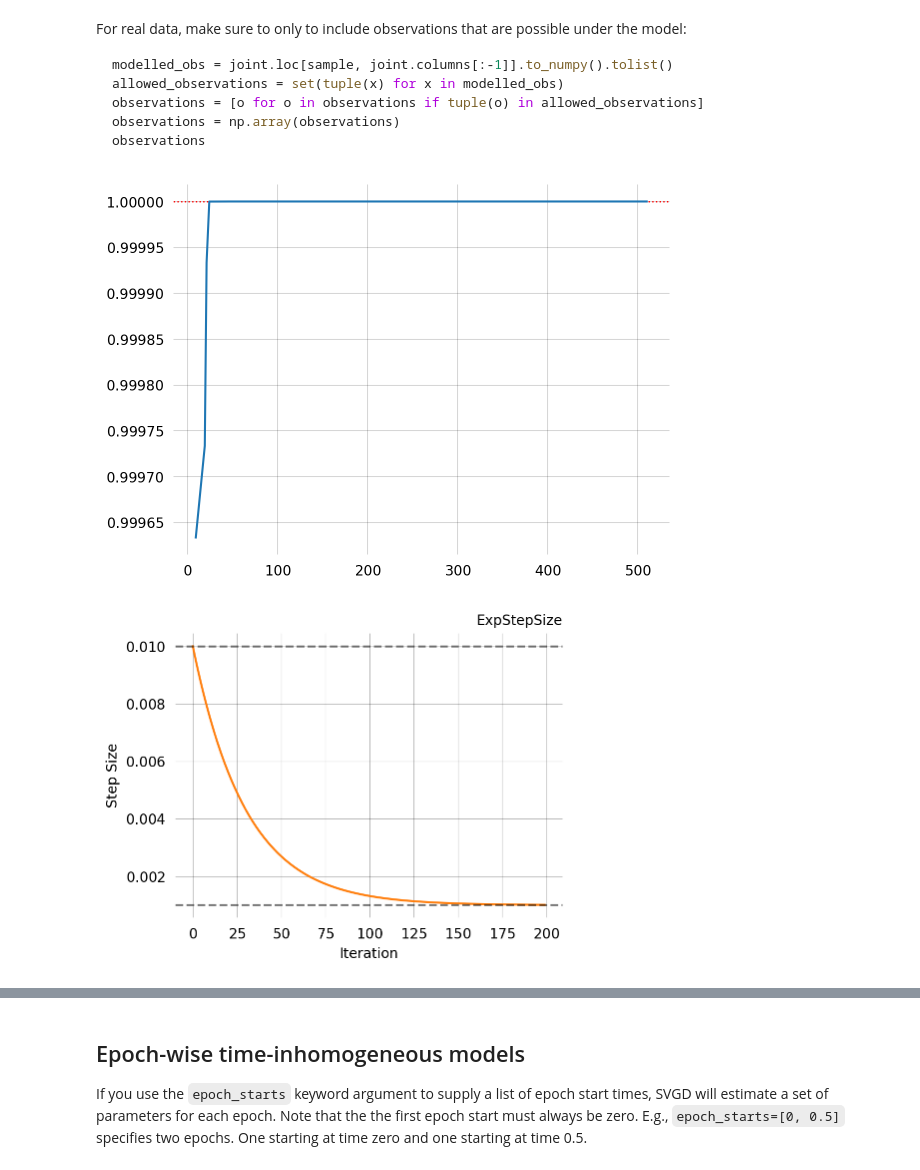
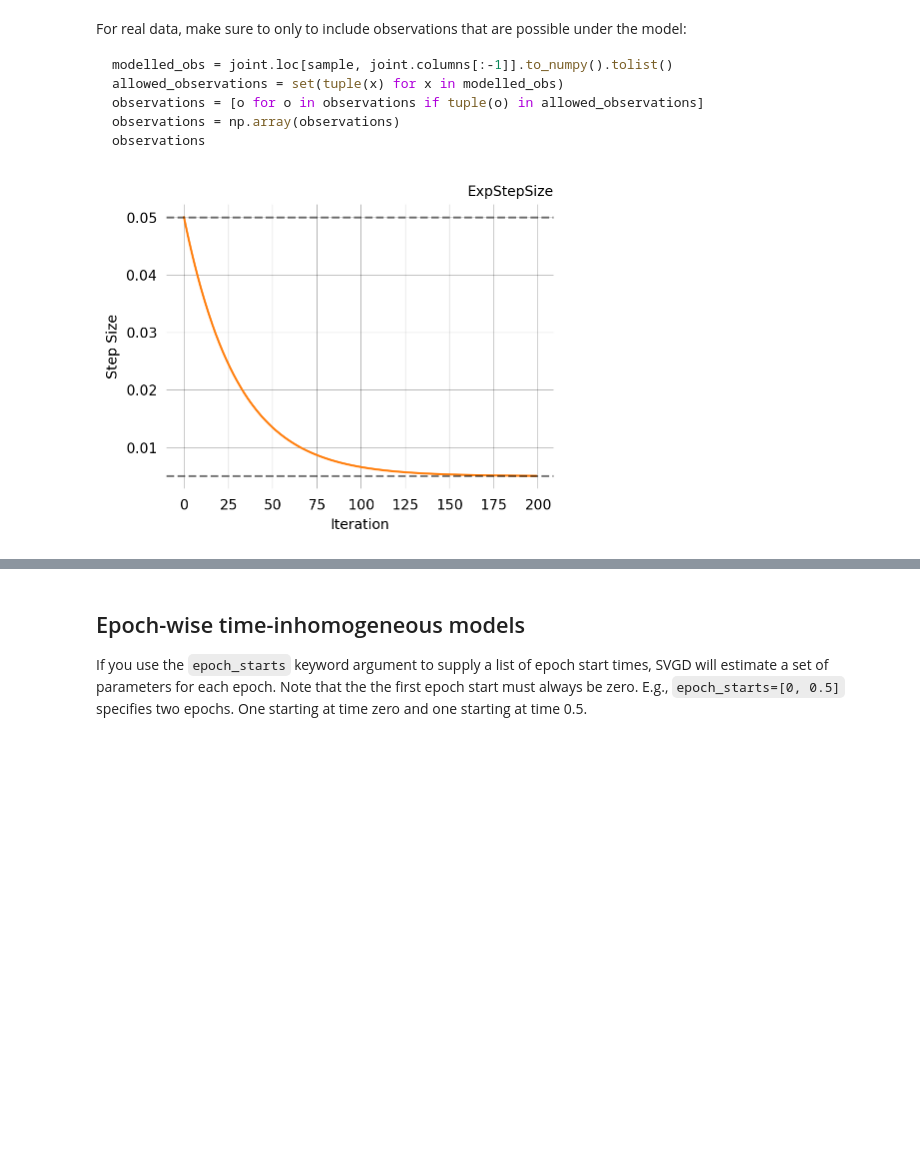
Before and after one commit to munch-group/phasic, a Jupyter notebook: docs/pages/tutorial/svgd-joint-prob.ipynb, the cells around one changed output, grey strips where cells are left out. Saved outputs shown, nothing was run; the diff lists cells and outputs as text; code cells hidden in the pictures; blank space fills up the shorter version.

````diff
--- a/docs/pages/tutorial/svgd-joint-prob.ipynb
+++ b/docs/pages/tutorial/svgd-joint-prob.ipynb
@@ -164,10 +162,9 @@ observations = np.array(observations)
 observations
 ```
 # %%
-learning_rate = ExpStepSize(first_step=0.01, last_step=0.001, tau=30.0)
+learning_rate = ExpStepSize(first_step=0.05, last_step=0.005, tau=30.0)
 learning_rate.plot(200) ;
 # %% [output]
-[figure, old version]
+[figure, new version]
-[figure, removed]
 # %%
 from phasic import LogGaussPrior
````
Also changed, not shown: parts of 30 cells of this notebook, 4 other files.
